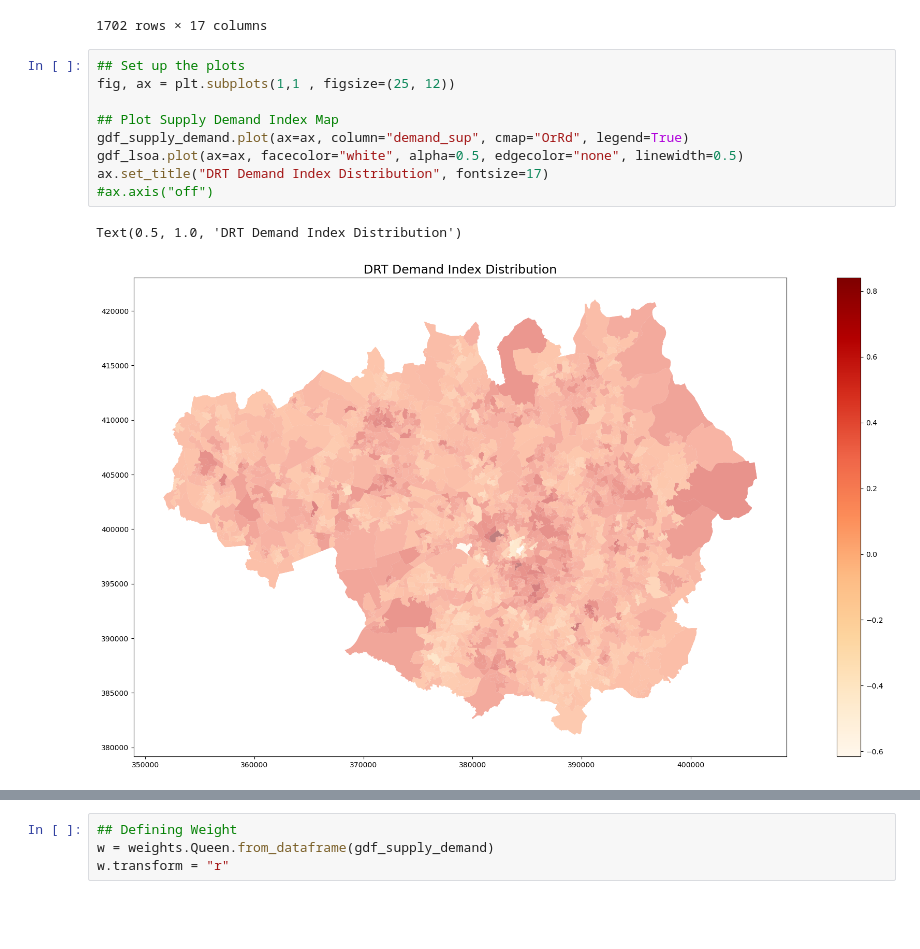
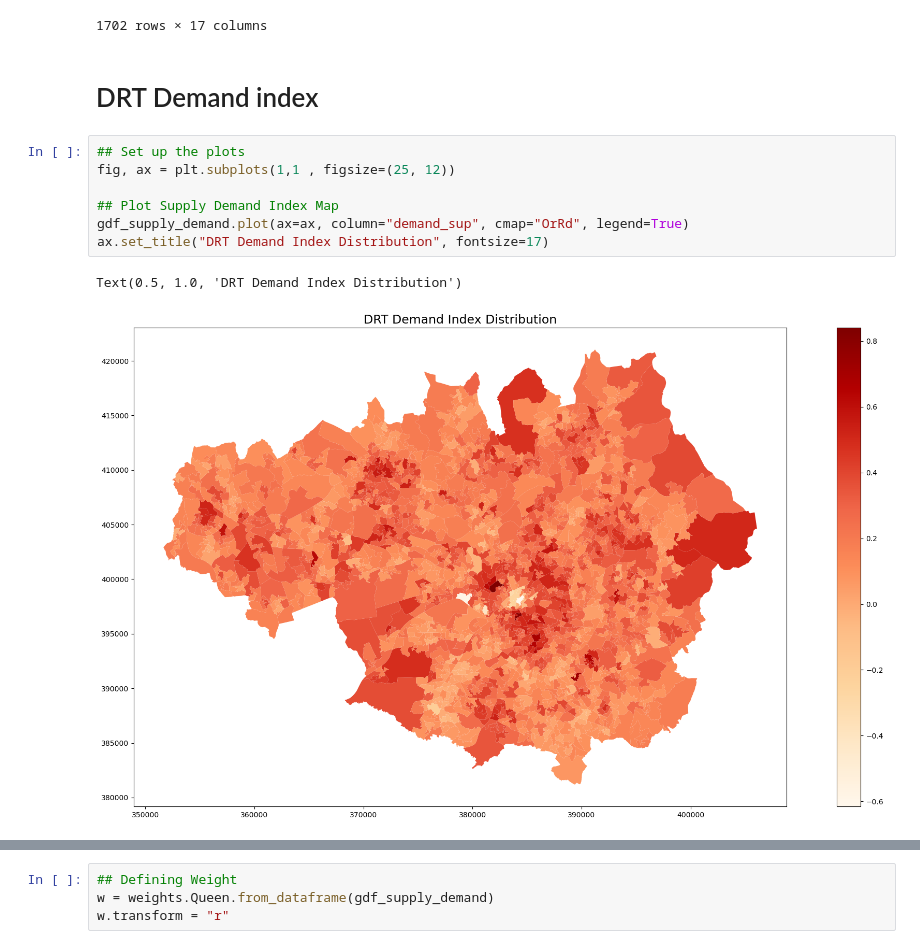
Before and after one commit to krnaskr/Dissertation, a Jupyter notebook: C. Spatial Clustering.ipynb, the cells around one changed output, grey strips where cells are left out. Cells and saved outputs as stored; diff of their text form; blank space fills up the shorter version.

```diff
--- a/C. Spatial Clustering.ipynb
+++ b/C. Spatial Clustering.ipynb
@@ -34,15 +34,15 @@ gdf_supply_demand
 | 1700 | E01033983 | Salford 021I | 1.000000 | 0.104236 | 0.552118 | 0.332498 | 0.335244 | 0.316318 | 0.039624 | ... |
 | 1701 | E01033653 | Manchester 055B | 0.038549 | 1.000000 | 0.519275 | 0.444281 | 0.622199 | 0.015401 | 0.008935 | ... |
 1702 rows × 17 columns
+# %% [markdown]
+# DRT Demand index
 # %%
 ## Set up the plots
 fig, ax = plt.subplots(1,1 , figsize=(25, 12))
 
 ## Plot Supply Demand Index Map
 gdf_supply_demand.plot(ax=ax, column="demand_sup", cmap="OrRd", legend=True)
-gdf_lsoa.plot(ax=ax, facecolor="white", alpha=0.5, edgecolor="none", linewidth=0.5)
 ax.set_title("DRT Demand Index Distribution", fontsize=17)
-#ax.axis("off")
 # %% [output]
 Text(0.5, 1.0, 'DRT Demand Index Distribution')
-[figure, old version]
+[figure, new version]
```
Also changed, not shown: parts of 10 cells of this notebook, 2 other files.
